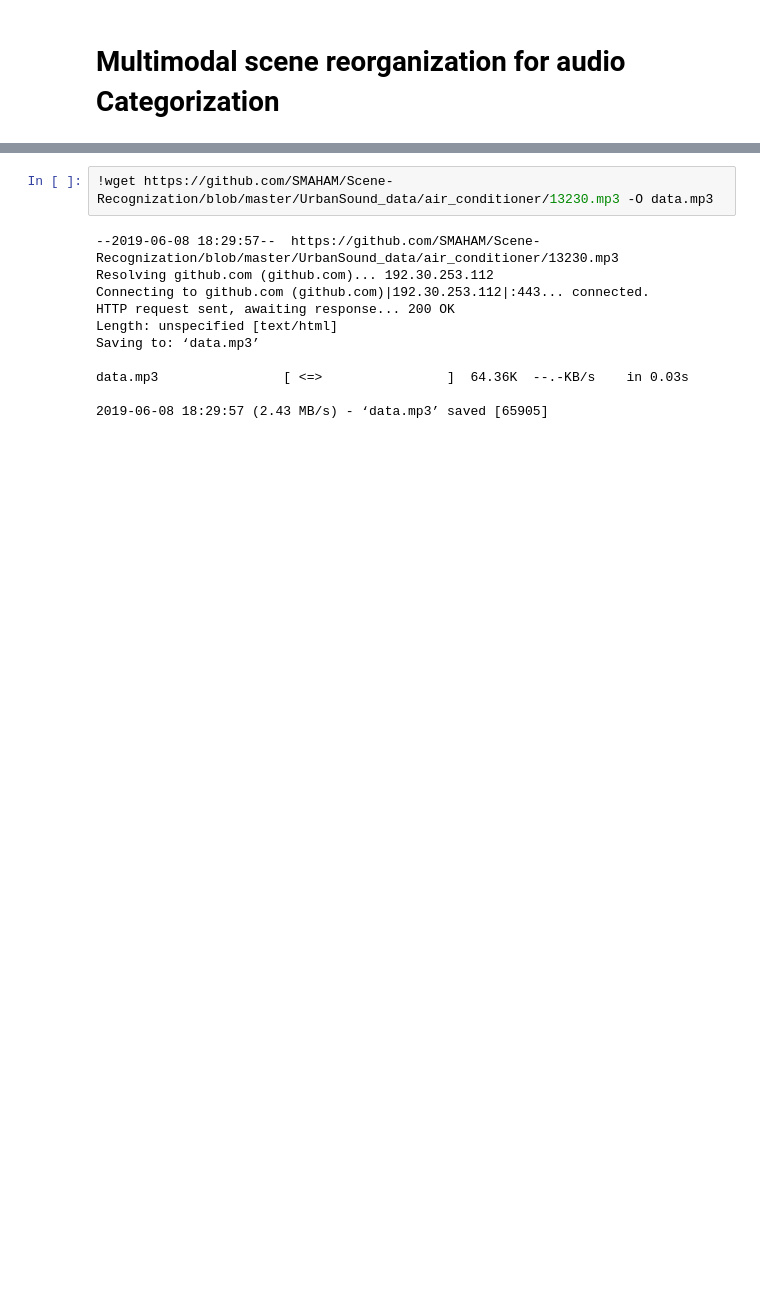
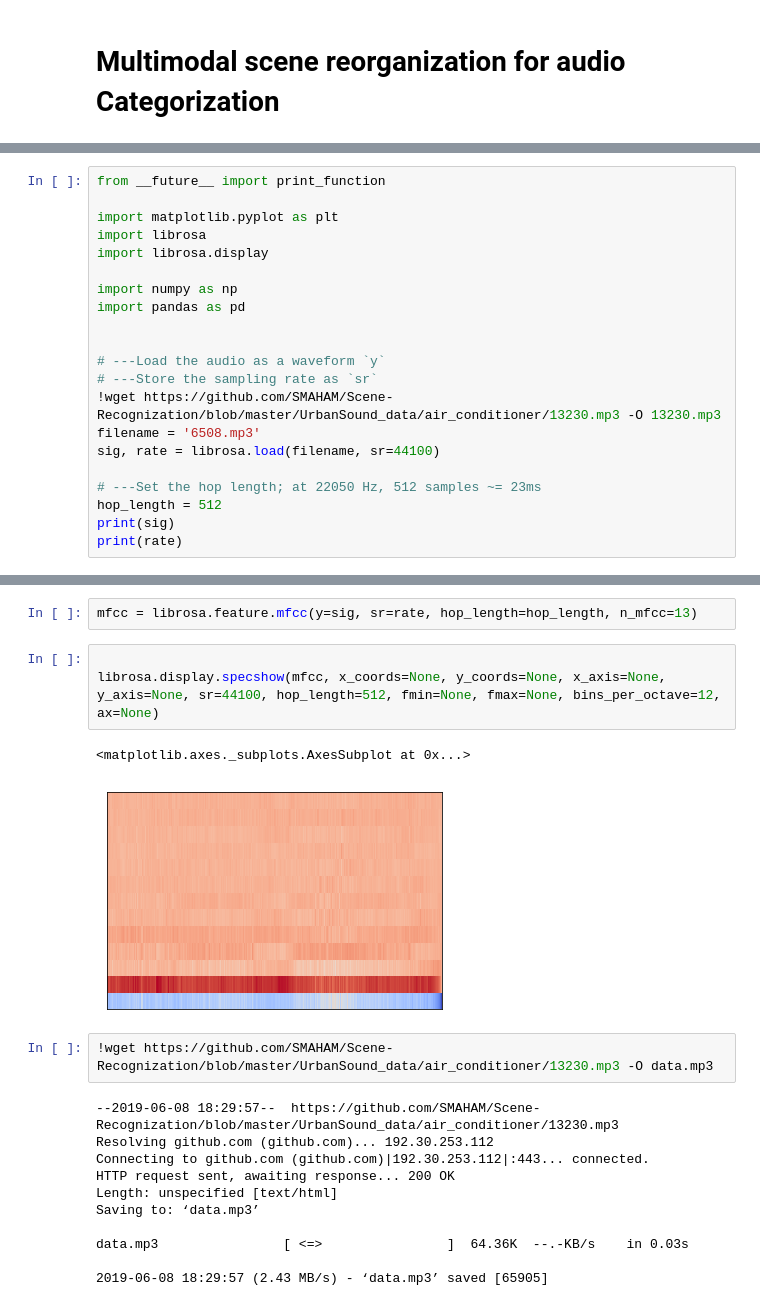
Before and after one commit to SMAHAM/Scene-Recognization, a Jupyter notebook: scene_reorganization.ipynb, the cells around one changed output, grey strips where cells are left out. Saved outputs shown, nothing was run; the diff lists cells and outputs as text; blank space fills up the shorter version.

Commit message:
adding mfcc

```diff
--- a/scene_reorganization.ipynb
+++ b/scene_reorganization.ipynb
@@ -4,0 +21,21 @@
+# %%
+from __future__ import print_function
+
+import matplotlib.pyplot as plt
+import librosa
+import librosa.display
+
+import numpy as np
+import pandas as pd
+
+
+# ---Load the audio as a waveform `y`
+# ---Store the sampling rate as `sr`
+!wget https://github.com/SMAHAM/Scene-Recognization/blob/master/UrbanSound_data/air_conditioner/13230.mp3 -O 13230.mp3
+filename = '6508.mp3'
+sig, rate = librosa.load(filename, sr=44100)
+
+# ---Set the hop length; at 22050 Hz, 512 samples ~= 23ms
+hop_length = 512
+print(sig)
+print(rate)
@@ -5,3 +57,11 @@
+# %%
+mfcc = librosa.feature.mfcc(y=sig, sr=rate, hop_length=hop_length, n_mfcc=13)
+# %%
+
+librosa.display.specshow(mfcc, x_coords=None, y_coords=None, x_axis=None, y_axis=None, sr=44100, hop_length=512, fmin=None, fmax=None, bins_per_octave=12, ax=None)
+# %% [output]
+<matplotlib.axes._subplots.AxesSubplot at 0x...>
+[figure, added]
 # %%
 !wget https://github.com/SMAHAM/Scene-Recognization/blob/master/UrbanSound_data/air_conditioner/13230.mp3 -O data.mp3
 # %% [output]
```
Also changed, not shown: parts of 4 cells of this notebook.
